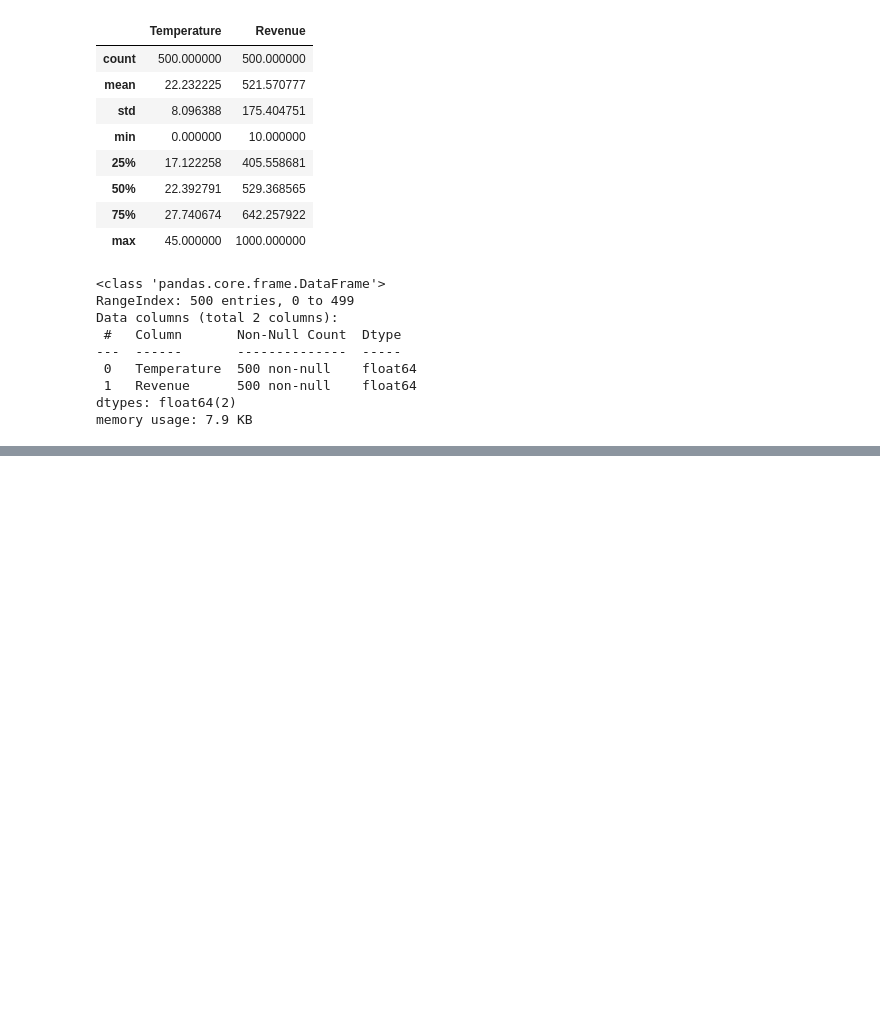
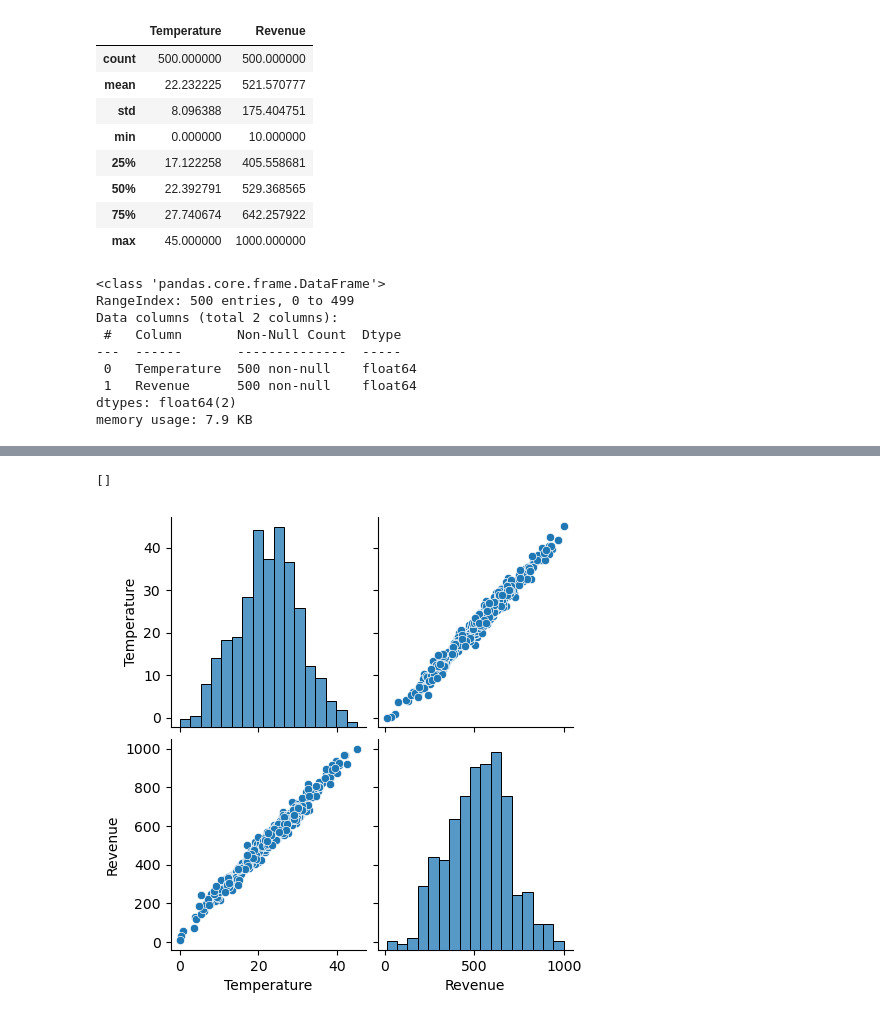
Before and after one commit to AlvaroBishop/IceCreamRevenuePrediction, a Jupyter notebook: IceCreamRevenuePrediction.ipynb, the cells around one changed output, grey strips where cells are left out. Cells and saved outputs as stored; diff of their text form; code cells hidden in the pictures; blank space fills up the shorter version.

```diff
--- a/IceCreamRevenuePrediction.ipynb
+++ b/IceCreamRevenuePrediction.ipynb
@@ -61,0 +79,6 @@ memory usage: 7.9 KB
+# %%
+sns.pairplot(data = IceCream )
+plt.plot()
+# %% [output]
+[]
+[figure, added]
```
Also changed, not shown: parts of 22 cells of this notebook.
